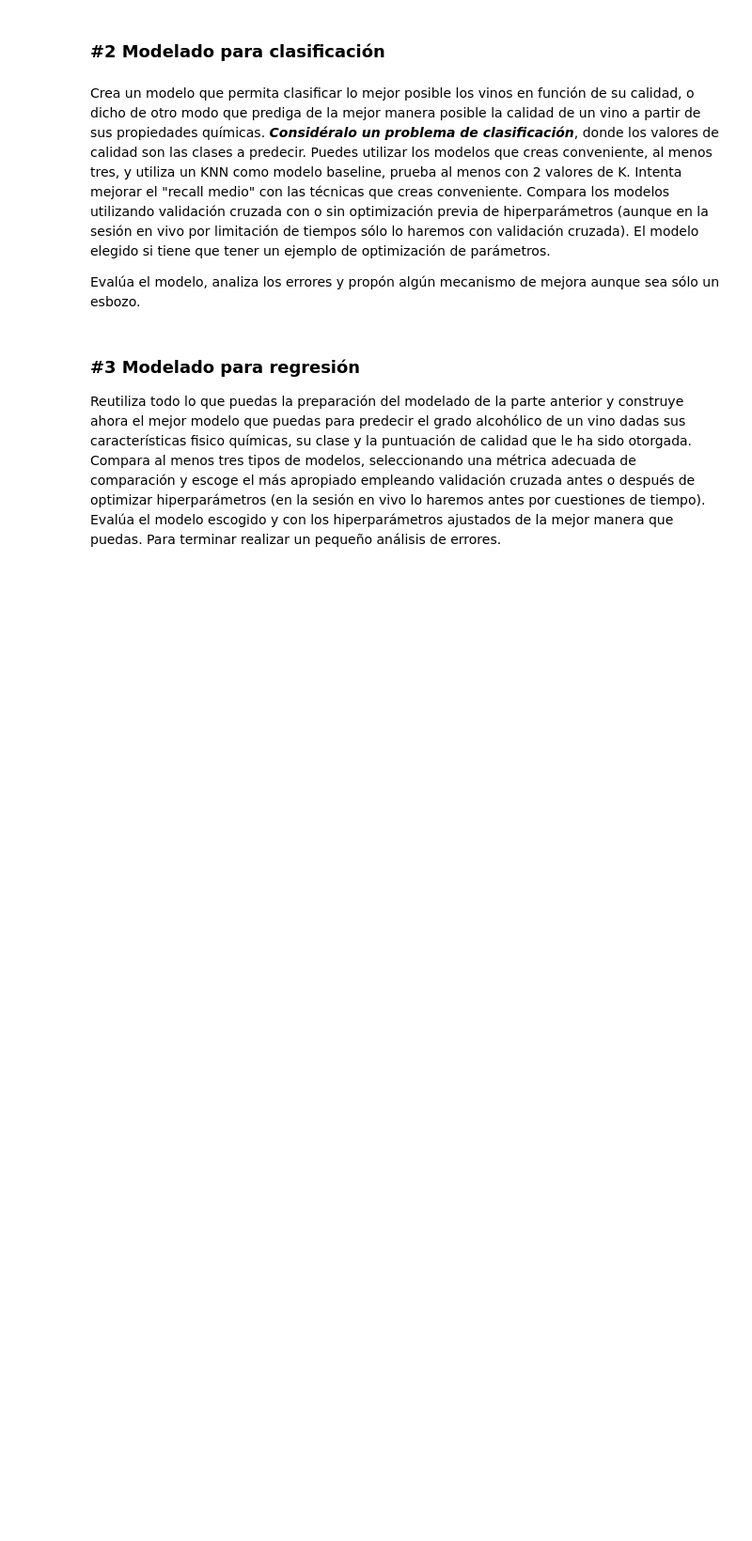
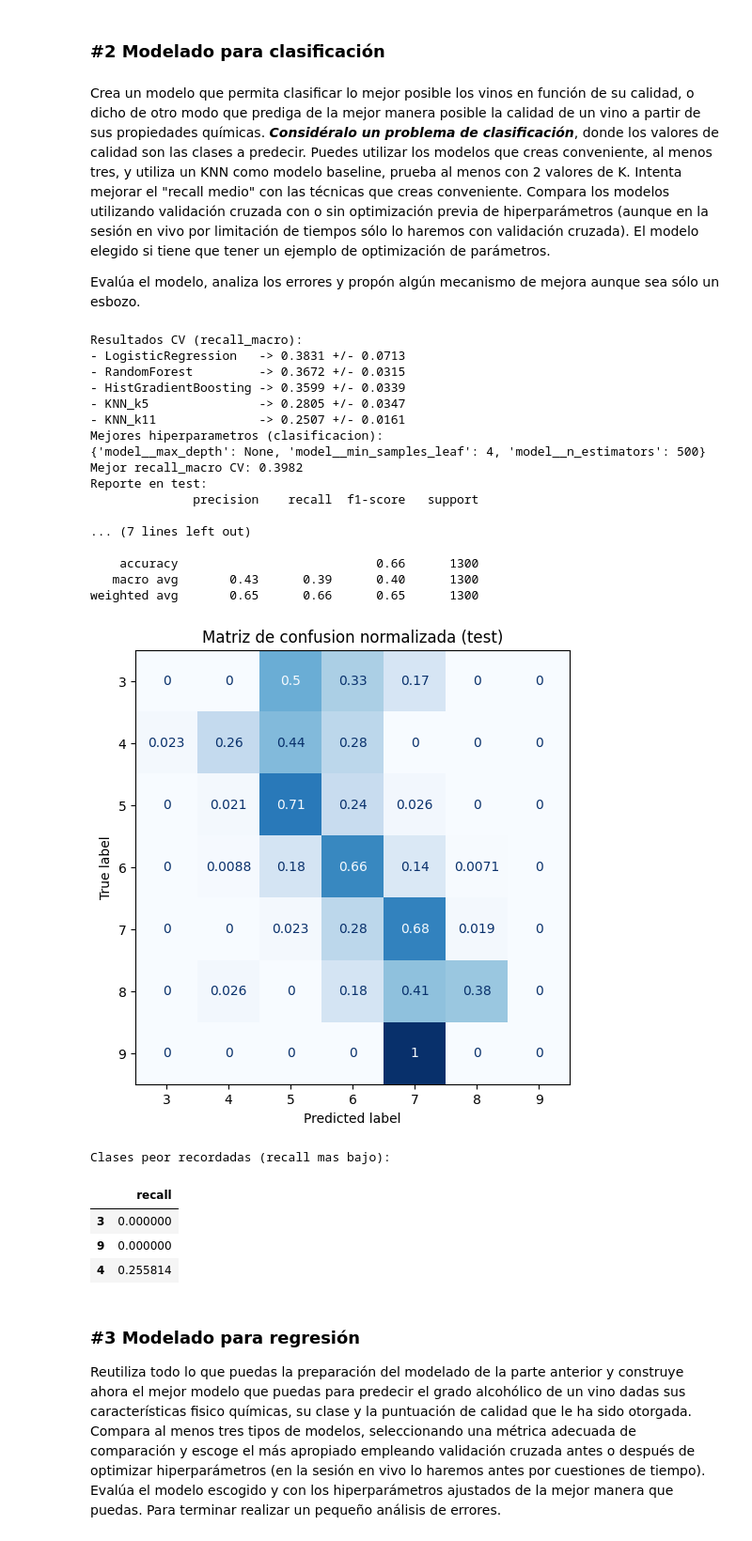
Before and after one commit to sergiomfuente/ONLINE_DS_THEBRIDGE_RepoEjercicios, a Jupyter notebook: Sprint 12/Challenge 2/18_Practica_Obligatoria_Repaso_Supervisado.ipynb, the cells around one changed output. Shown at 94% size. Saved outputs shown, nothing was run; the diff lists cells and outputs as text; code cells hidden in the pictures; blank space fills up the shorter version.

```diff
--- a/Sprint 12/Challenge 2/18_Practica_Obligatoria_Repaso_Supervisado.ipynb
+++ b/Sprint 12/Challenge 2/18_Practica_Obligatoria_Repaso_Supervisado.ipynb
@@ -149,7 +181,7 @@ for name, model in clf_models.items():
         ("prep", preprocess_c),
         ("model", model),
     ])
-    score = cross_val_score(pipe, X_train_c, y_train_c, cv=5, scoring="recall_macro", n_jobs=1)
+    score = cross_val_score(pipe, X_train_c, y_train_c, cv=5, scoring="recall_macro", n_jobs=-1)
     cv_results.append((name, score.mean(), score.std()))
 
 cv_results = sorted(cv_results, key=lambda x: x[1], reverse=True)
@@ -171,36 +203,58 @@ param_grid_clf = {
 
 grid_clf = GridSearchCV(
     estimator=rf_pipe,
     param_grid=param_grid_clf,
     scoring="recall_macro",
     cv=5,
-    n_jobs=1,
+    n_jobs=-1,
 )
 grid_clf.fit(X_train_c, y_train_c)
 
-print()
 print("Mejores hiperparametros (clasificacion):")
 print(grid_clf.best_params_)
 print(f"Mejor recall_macro CV: {grid_clf.best_score_:.4f}")
 
 best_clf = grid_clf.best_estimator_
 y_pred_c = best_clf.predict(X_test_c)
 
-print()
 print("Reporte en test:")
 print(classification_report(y_test_c, y_pred_c))
 
 cm = confusion_matrix(y_test_c, y_pred_c, normalize="true")
 fig, ax = plt.subplots(figsize=(8, 6))
 ConfusionMatrixDisplay(cm, display_labels=np.sort(y_clf.unique())).plot(ax=ax, cmap="Blues", colorbar=False)
 ax.set_title("Matriz de confusion normalizada (test)")
 plt.show()
 
 # Analisis de errores
 report_dict = classification_report(y_test_c, y_pred_c, output_dict=True)
 recalls = pd.Series({k: v["recall"] for k, v in report_dict.items() if str(k).isdigit()}).sort_values()
 print("Clases peor recordadas (recall mas bajo):")
 display(recalls.head(3).to_frame("recall"))
+# %% [output]
+Resultados CV (recall_macro):
+- LogisticRegression   -> 0.3831 +/- 0.0713
+- RandomForest         -> 0.3672 +/- 0.0315
+- HistGradientBoosting -> 0.3599 +/- 0.0339
+- KNN_k5               -> 0.2805 +/- 0.0347
+- KNN_k11              -> 0.2507 +/- 0.0161
+Mejores hiperparametros (clasificacion):
+{'model__max_depth': None, 'model__min_samples_leaf': 4, 'model__n_estimators': 500}
+Mejor recall_macro CV: 0.3982
+Reporte en test:
+              precision    recall  f1-score   support
+
+... (7 lines left out)
+
+    accuracy                           0.66      1300
+   macro avg       0.43      0.39      0.40      1300
+weighted avg       0.65      0.66      0.65      1300
+[figure, added]
+Clases peor recordadas (recall mas bajo):
+|  | recall |
+| 3 | 0.000000 |
+| 9 | 0.000000 |
+| 4 | 0.255814 |
 # %% [markdown]
 ### #3 Modelado para regresión
 
```
Also changed, not shown: parts of 2 cells of this notebook.
